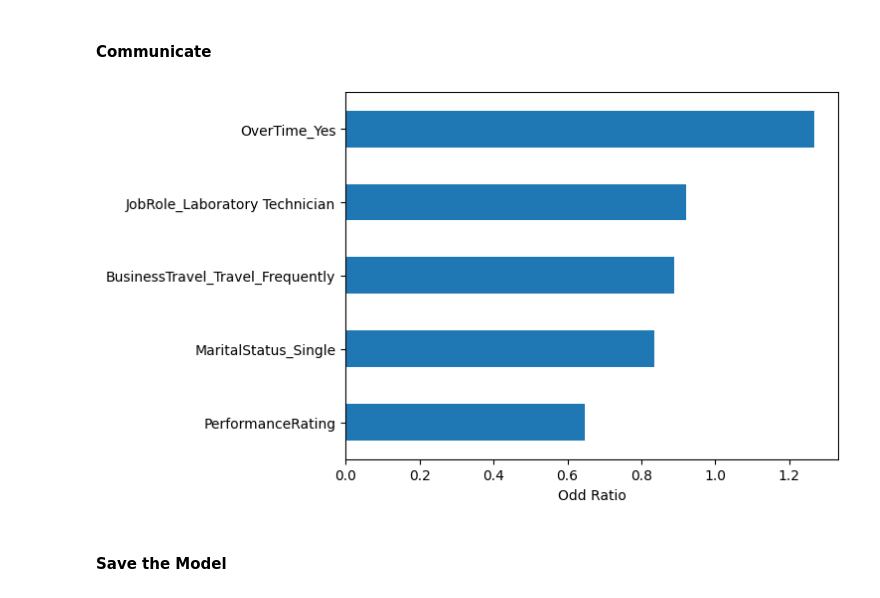
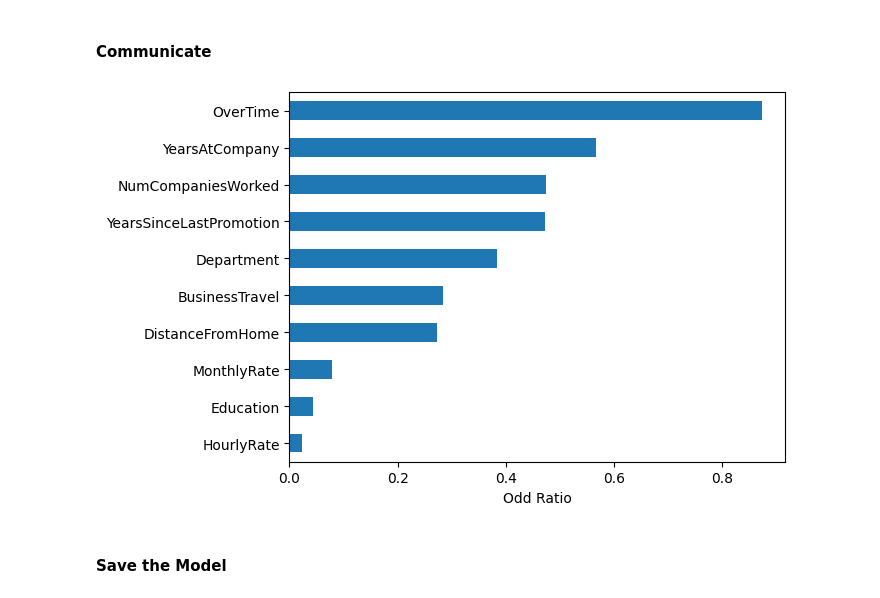
Before and after one commit to ldebele/Employee-Attrition-Prediction, a Jupyter notebook: notebooks/LogisticRegression.ipynb, the cells around one changed output. Drawn from its saved outputs; the diff is of its cells as text; code cells hidden in the pictures.

```diff
--- a/notebooks/LogisticRegression.ipynb
+++ b/notebooks/LogisticRegression.ipynb
@@ -16,6 +16,6 @@ from category_encoders import OneHotEncoder
 # %%
 # read the data sets
-df = pd.read_csv('../data/clean_HR_Analytics2.csv')
+df = pd.read_csv('../data/clean_HR_Analytics.csv')
 # %% [markdown]
 #### Split the Data
 # %%
@@ -41,9 +41,9 @@ Baseline Accuracy:  0.83
 # Instantiate the model
 model = make_pipeline(
 
-    OneHotEncoder(use_cat_names=True),
+    OrdinalEncoder(),
     StandardScaler(),
-    LogisticRegression(max_iter=10000)
+    LogisticRegression(max_iter=10000, class_weight='imbalanced')
 )
 
 # fit the training set
@@ -89,15 +101,15 @@ plt.savefig('../reports/confusion_matrix_LR.jpg')
 #### Communicate
 # %%
 coefficient = model.named_steps["logisticregression"].coef_[0]
-feature_names = model.named_steps["onehotencoder"].get_feature_names()
+feature_names = model.named_steps["ordinalencoder"].get_feature_names_out()
 
 weight_df = pd.Series(coefficient, index=feature_names).sort_values()
 # %%
 # plot largest coefficient
-weight_df.tail(5).plot(kind="barh")
+weight_df.tail(10).plot(kind="barh")
 plt.xlabel("Odd Ratio");
 # %% [output]
-[figure, old version]
+[figure, new version]
 # %% [markdown]
 #### Save the Model
 # %%
```
Also changed, not shown: parts of 4 cells of this notebook, 4 other files.
